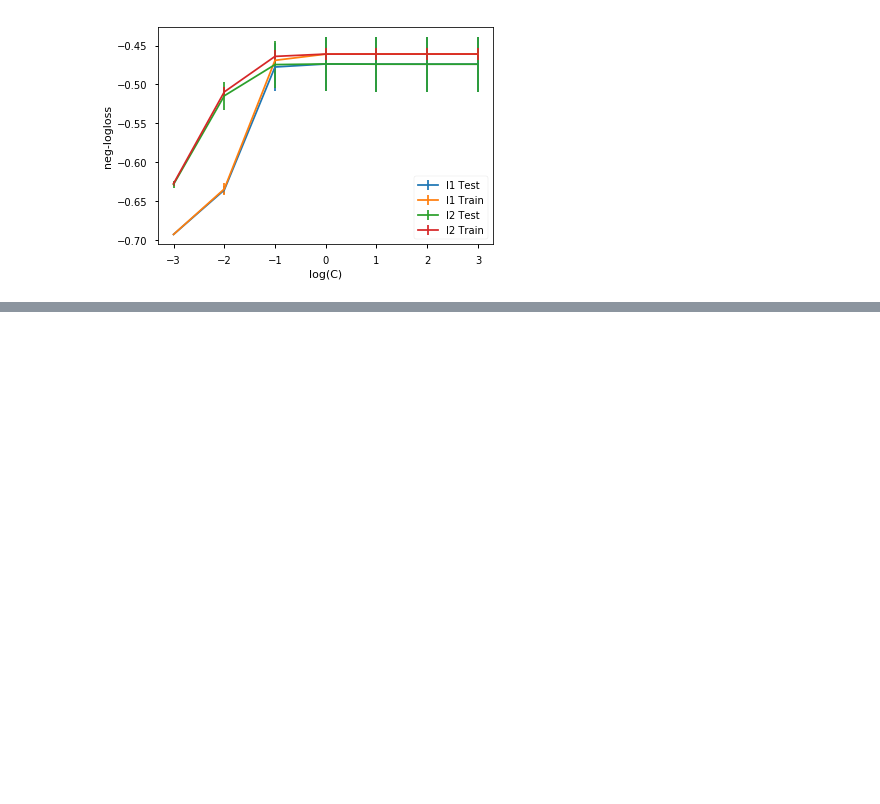
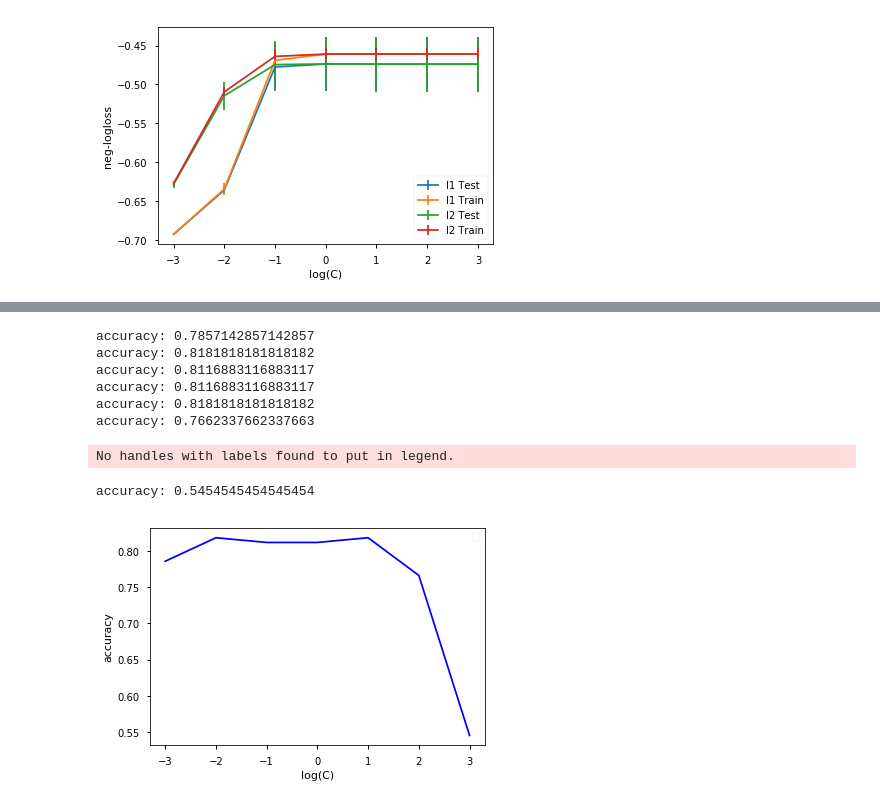
Before and after one commit to zhouzhiqi/PimaIndiansDiabetes, a Jupyter notebook: w2_周志齐_993735197_1.ipynb, the cells around one changed output, grey strips where cells are left out. Saved outputs shown, nothing was run; the diff lists cells and outputs as text; code cells hidden in the pictures; blank space fills up the shorter version.

```diff
--- a/w2_周志齐_993735197_1.ipynb
+++ b/w2_周志齐_993735197_1.ipynb
@@ -556,12 +535,3 @@ plt.savefig('LogisticGridSearchCV_C.png' )
 plt.show()# plot CV误差曲线
 # %% [output]
 [figure]
-# %%
-from sklearn.linear_model import LogisticRegressionCV
-
-Cs = [1, 10,100,1000]
-
-# 大量样本（6W+）、高维度（93），L1正则 --> 可选用saga优化求解器(0.19版本新功能)
-# LogisticRegressionCV比GridSearchCV快
-lrcv_L1 = LogisticRegressionCV(Cs=Cs, cv = 5, scoring='neg_log_loss', penalty='l1', solver='liblinear', multi_class='ovr')
-lrcv_L1.fit(X_train, y_train)
@@ -601,0 +540,3 @@ KeyError: 0
+# %%
+from sklearn.model_selection import train_test_split
+X_train_part, X_val, y_train_part, y_val = train_test_split(X_train, y_train, train_size = 0.8,random_state = 0)
@@ -601,0 +571,43 @@ KeyError: 0
+# %%
+def fit_grid_point_Linear(C, X_train, y_train, X_val, y_val):
+
+    # 在训练集是那个利用SVC训练
+    SVC2 =  LinearSVC( C = C)
+    SVC2 = SVC2.fit(X_train, y_train)
+
+    # 在校验集上返回accuracy
+    accuracy = SVC2.score(X_val, y_val)
+
+    print("accuracy: {}".format(accuracy))
+    return accuracy
+# %%
+#需要调优的参数
+C_s = np.logspace(-3, 3, 7)# logspace(a,b,N)把10的a次方到10的b次方区间分成N份
+#penalty_s = ['l1','l2']
+
+accuracy_s = []
+for i, oneC in enumerate(C_s):
+#    for j, penalty in enumerate(penalty_s):
+    tmp = fit_grid_point_Linear(oneC, X_train, y_train, X_val, y_val)
+    accuracy_s.append(tmp)
+
+x_axis = np.log10(C_s)
+#for j, penalty in enumerate(penalty_s):
+plt.plot(x_axis, np.array(accuracy_s), 'b-')
+
+plt.legend()
+plt.xlabel( 'log(C)' )
+plt.ylabel( 'accuracy' )
+plt.savefig('SVM_Otto.png' )
+
+plt.show()
+# %% [output]
+accuracy: 0.7857142857142857
+accuracy: 0.8181818181818182
+accuracy: 0.8116883116883117
+accuracy: 0.8116883116883117
+accuracy: 0.8181818181818182
+accuracy: 0.7662337662337663
+No handles with labels found to put in legend.
+accuracy: 0.5454545454545454
+[figure, added]
```
Also changed, not shown: parts of 18 cells of this notebook.
